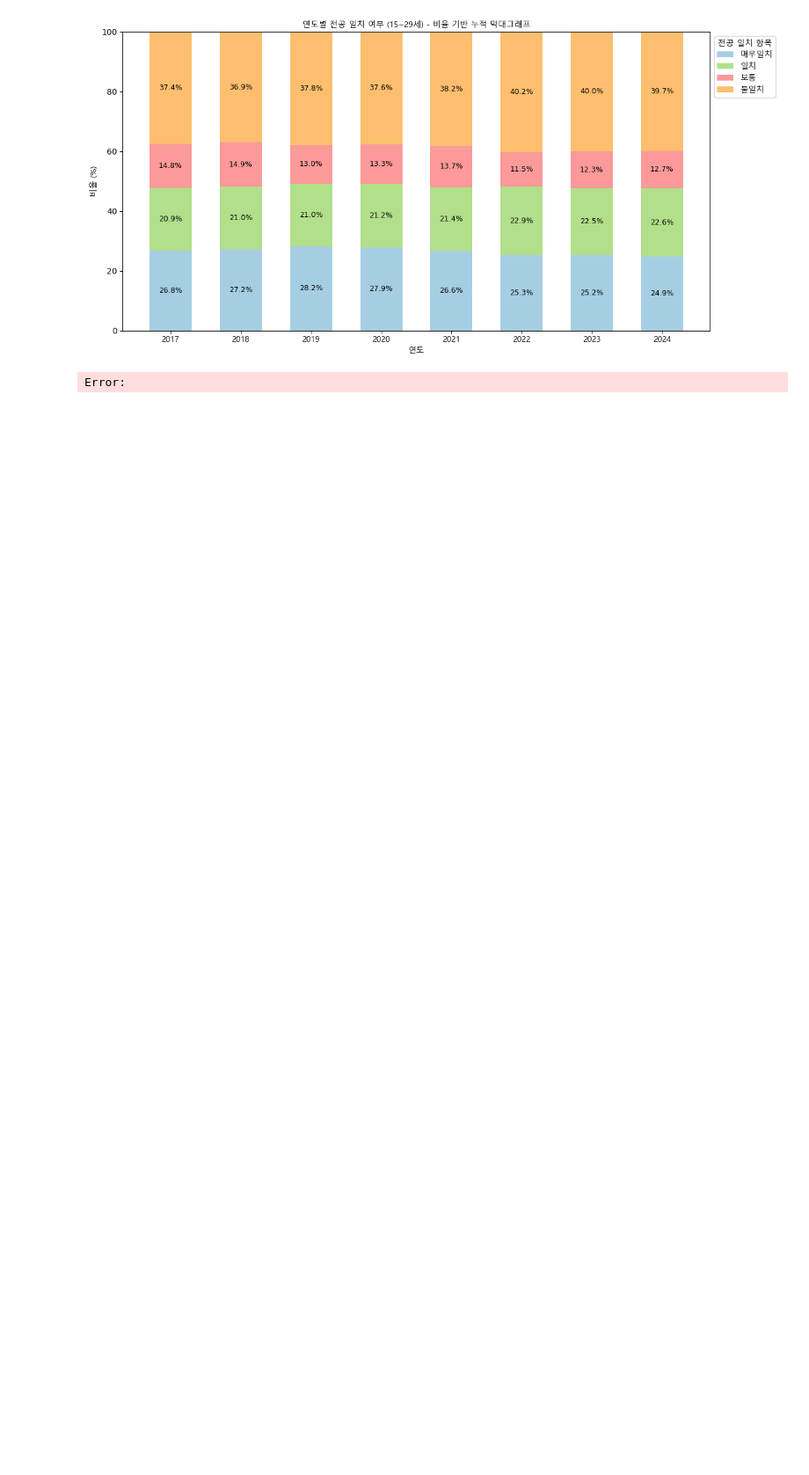
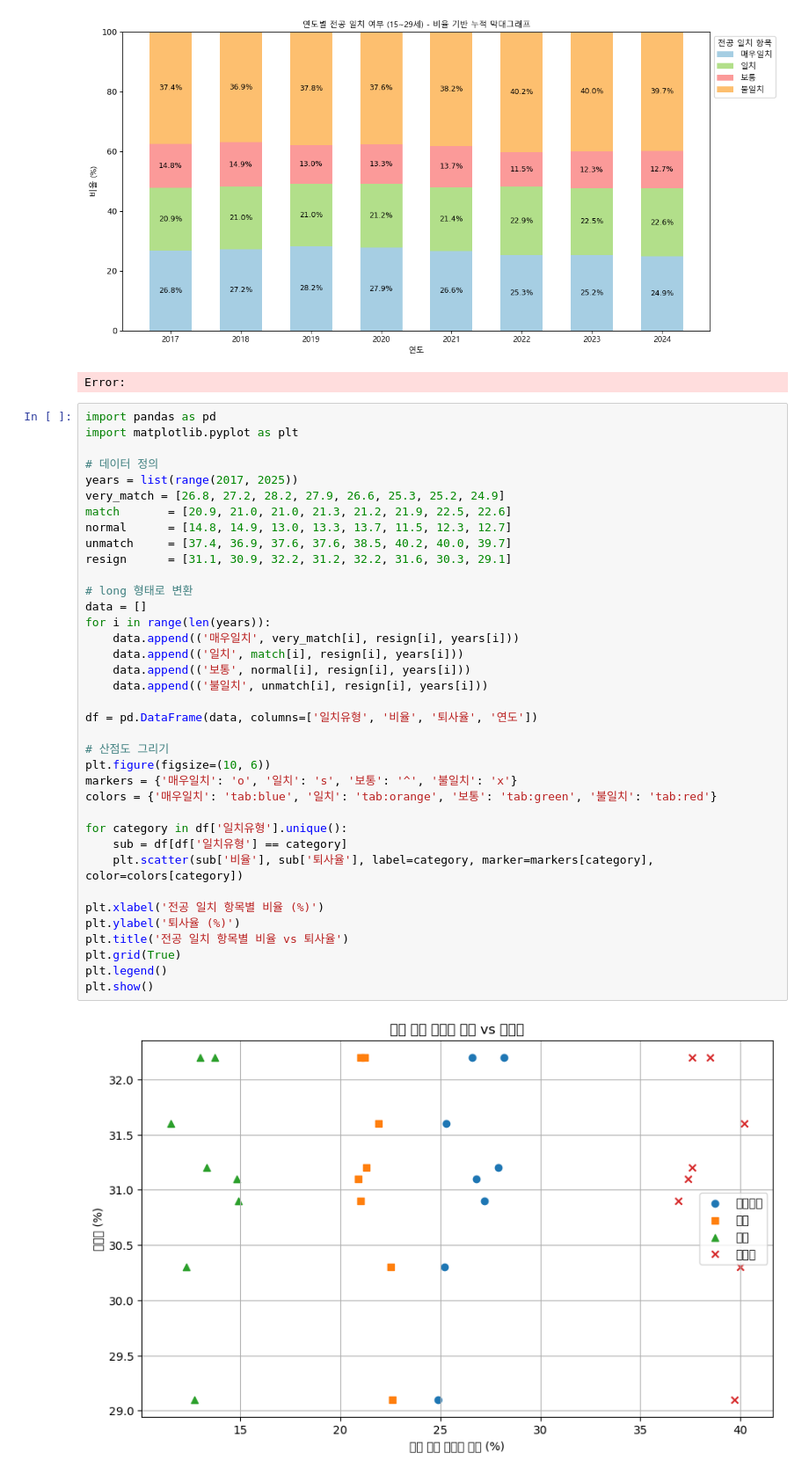
Before and after one commit to byeori-jang/mid_project, a Jupyter notebook: major.ipynb, the cells around one changed output. Shown at 88% size. Saved outputs shown, nothing was run; the diff lists cells and outputs as text; blank space fills up the shorter version.

```diff
--- a/major.ipynb
+++ b/major.ipynb
@@ -138,3 +140,42 @@ plt.show()
 # %% [output]
 [figure]
 Error:
+# %%
+import pandas as pd
+import matplotlib.pyplot as plt
+
+# 데이터 정의
+years = list(range(2017, 2025))
+very_match = [26.8, 27.2, 28.2, 27.9, 26.6, 25.3, 25.2, 24.9]
+match       = [20.9, 21.0, 21.0, 21.3, 21.2, 21.9, 22.5, 22.6]
+normal      = [14.8, 14.9, 13.0, 13.3, 13.7, 11.5, 12.3, 12.7]
+unmatch     = [37.4, 36.9, 37.6, 37.6, 38.5, 40.2, 40.0, 39.7]
+resign      = [31.1, 30.9, 32.2, 31.2, 32.2, 31.6, 30.3, 29.1]
+
+# long 형태로 변환
+data = []
+for i in range(len(years)):
+    data.append(('매우일치', very_match[i], resign[i], years[i]))
+    data.append(('일치', match[i], resign[i], years[i]))
+    data.append(('보통', normal[i], resign[i], years[i]))
+    data.append(('불일치', unmatch[i], resign[i], years[i]))
+
+df = pd.DataFrame(data, columns=['일치유형', '비율', '퇴사율', '연도'])
+
+# 산점도 그리기
+plt.figure(figsize=(10, 6))
+markers = {'매우일치': 'o', '일치': 's', '보통': '^', '불일치': 'x'}
+colors = {'매우일치': 'tab:blue', '일치': 'tab:orange', '보통': 'tab:green', '불일치': 'tab:red'}
+
+for category in df['일치유형'].unique():
+    sub = df[df['일치유형'] == category]
+    plt.scatter(sub['비율'], sub['퇴사율'], label=category, marker=markers[category], color=colors[category])
+
+plt.xlabel('전공 일치 항목별 비율 (%)')
+plt.ylabel('퇴사율 (%)')
+plt.title('전공 일치 항목별 비율 vs 퇴사율')
+plt.grid(True)
+plt.legend()
+plt.show()
+# %% [output]
+[figure, added]
```
Also changed, not shown: parts of 2 cells of this notebook.
